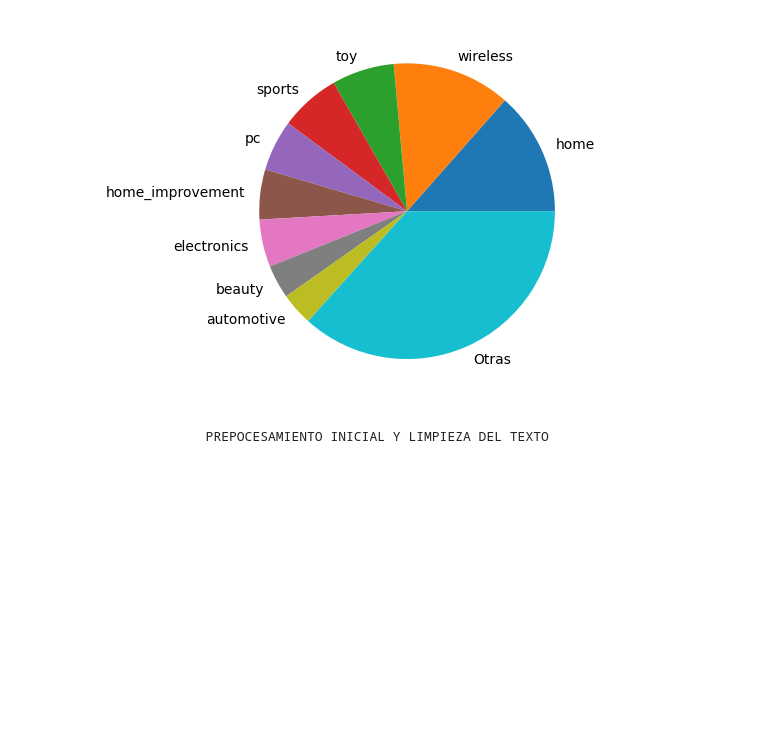
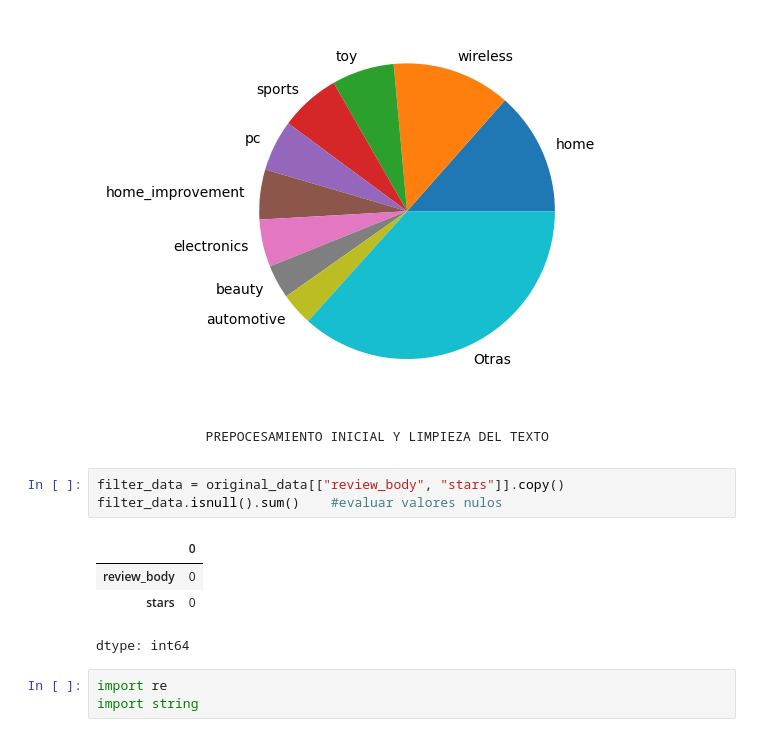
Before and after one commit to kpenzo/rag_example, a Jupyter notebook: Copy_of_Introducción_y_Fundamentos_del_NLP.ipynb, the cells around one changed output. Cells and saved outputs as stored; diff of their text form; blank space fills up the shorter version.

```diff
--- a/Copy_of_Introducción_y_Fundamentos_del_NLP.ipynb
+++ b/Copy_of_Introducción_y_Fundamentos_del_NLP.ipynb
@@ -62,3 +69,14 @@ plt.show()
 [figure]
 # %% [markdown]
                 PREPOCESAMIENTO INICIAL Y LIMPIEZA DEL TEXTO
+# %%
+filter_data = original_data[["review_body", "stars"]].copy()
+filter_data.isnull().sum()    #evaluar valores nulos
+# %% [output]
+|  | 0 |
+| review_body | 0 |
+| stars | 0 |
+dtype: int64
+# %%
+import re
+import string
```
Also changed, not shown: parts of 26 cells of this notebook.
